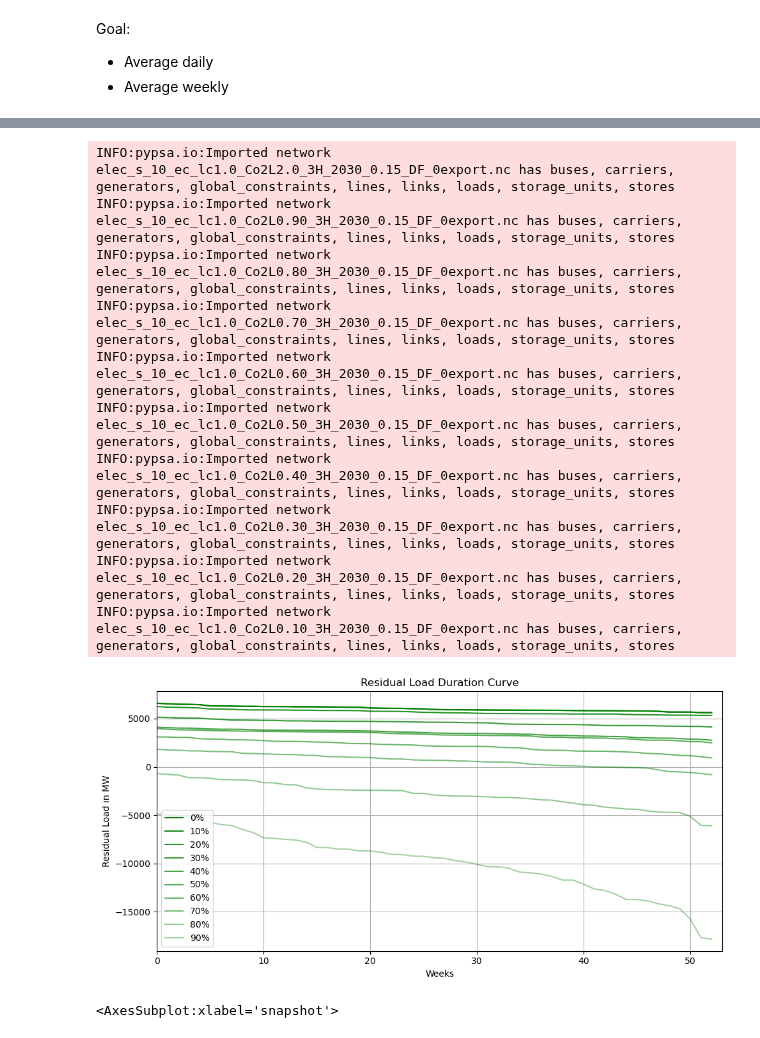
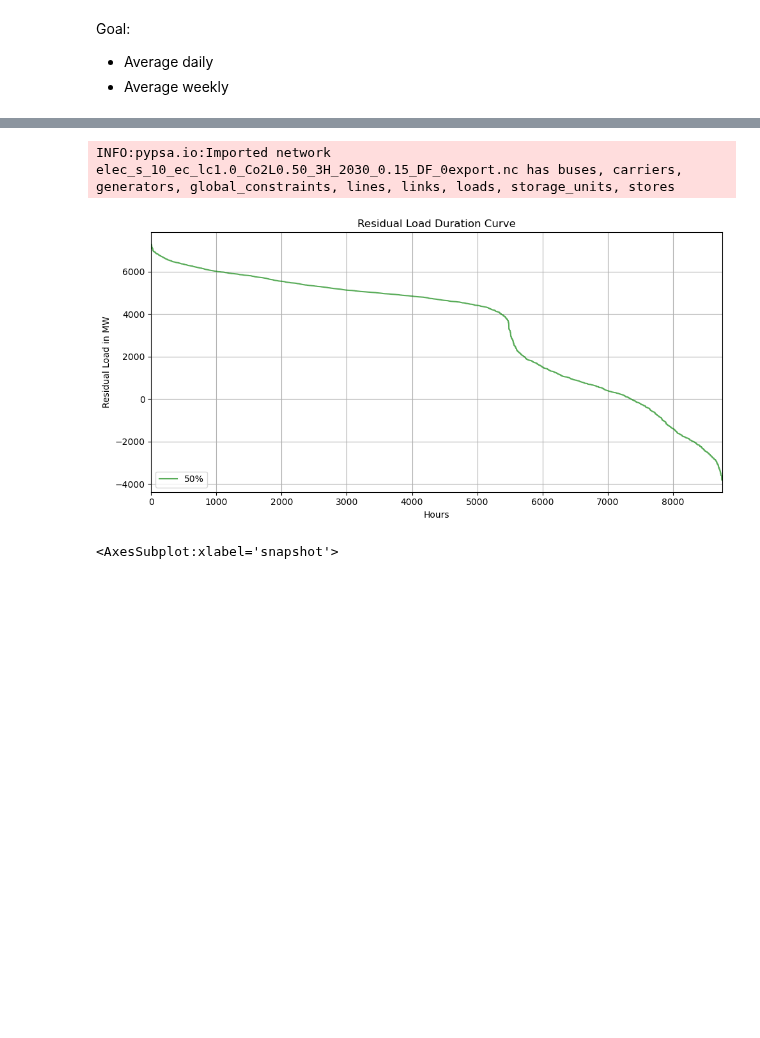
Before and after one commit to energyLS/aldehyde, a Jupyter notebook: workflow/notebooks/plot_rldc.ipynb, the cells around one changed output, grey strips where cells are left out. Cells and saved outputs as stored; diff of their text form; code cells hidden in the pictures; blank space fills up the shorter version.

Commit message:
feat: include non-sorted rlcs

```diff
--- a/workflow/notebooks/plot_rldc.ipynb
+++ b/workflow/notebooks/plot_rldc.ipynb
@@ -49,0 +82,2 @@ def calculate_rldc(n, resample, incl_curtailed):
+# %%
+rlc = calculate_rlc(n, resample="W", incl_curtailed=incl_curtailed)
@@ -49,0 +123,14 @@ def calculate_rldc(n, resample, incl_curtailed):
+# %%
+# Resample the data to hourly and calculate the mean for each hour
+average_day = rlc.resample('H').mean()
+
+# Plot the average day
+plt.figure(figsize=(10, 6))
+plt.plot(average_day.index.hour, average_day, marker='o')
+plt.xlabel('Hour of Day')
+plt.ylabel('Average Value')
+plt.title('Average Day - Diurnal Characteristics')
+plt.grid(True)
+plt.xticks(range(0, 24))
+plt.tight_layout()
+plt.show()
@@ -56,48 +198,39 @@ def reverse_mitigation(m):
 # %%
-resampling = "W"
+resampling = "H"
 incl_curtailed = True
 
 xlabel = {"H": "Hours", "D": "Days", "W": "Weeks"}
-mitigation = [2.0, 0.90, 0.80, 0.70, 0.60, 0.50, 0.40, 0.30, 0.20, 0.10]
+mitigation = [0.5] #[2.0, 0.90, 0.80, 0.70, 0.60, 0.50, 0.40, 0.30, 0.20, 0.10]
 
 fig = plt.figure(figsize=(10, 5))
 
 # Get and plot the data
 for m in mitigation:
 
     m = str(m) + "0" if m < 1 else str(m)
     path = "elec_s_10_ec_lc1.0_Co2L" + str(m) + "_3H_2030_0.15_DF_0export.nc"
     n = pypsa.Network(prefix + path)
 
-    rldc = calculate_rldc(n, resample=resampling, incl_curtailed=incl_curtailed)
-    rldc.plot(label=str(reverse_mitigation(eval(m))) + "%", color="green", alpha=1-reverse_mitigation(eval(m))*0.007)
+    rlc = calculate_rlc(n, resample=resampling, incl_curtailed=incl_curtailed, time_sorted=True)
+    rlc.plot(label=str(reverse_mitigation(eval(m))) + "%", color="green", alpha=1-reverse_mitigation(eval(m))*0.007)
+
 
 # Add a title
 plt.title("Residual Load Duration Curve")
 
 # Add axis labels
 plt.xlabel(xlabel[resampling])
 plt.ylabel("Residual Load in MW")
-plt.xlim(0, len(rldc))
+plt.xlim(0, len(rlc))
 plt.legend(loc="lower left")
 plt.grid()
-plt.savefig
 
 plt.tight_layout()
-plt.savefig(output + "rldc_" + xlabel[resampling] + "_inclCurt" + str(incl_curtailed) + ".pdf")
+plt.savefig(output + "rlc_sorted_" + xlabel[resampling] + "_inclCurt" + str(incl_curtailed) + ".pdf")
 plt.show()
 # %% [output]
-INFO:pypsa.io:Imported network elec_s_10_ec_lc1.0_Co2L2.0_3H_2030_0.15_DF_0export.nc has buses, carriers, generators, global_constraints, lines, links, loads, storage_units, stores
-INFO:pypsa.io:Imported network elec_s_10_ec_lc1.0_Co2L0.90_3H_2030_0.15_DF_0export.nc has buses, carriers, generators, global_constraints, lines, links, loads, storage_units, stores
-INFO:pypsa.io:Imported network elec_s_10_ec_lc1.0_Co2L0.80_3H_2030_0.15_DF_0export.nc has buses, carriers, generators, global_constraints, lines, links, loads, storage_units, stores
-INFO:pypsa.io:Imported network elec_s_10_ec_lc1.0_Co2L0.70_3H_2030_0.15_DF_0export.nc has buses, carriers, generators, global_constraints, lines, links, loads, storage_units, stores
-INFO:pypsa.io:Imported network elec_s_10_ec_lc1.0_Co2L0.60_3H_2030_0.15_DF_0export.nc has buses, carriers, generators, global_constraints, lines, links, loads, storage_units, stores
 INFO:pypsa.io:Imported network elec_s_10_ec_lc1.0_Co2L0.50_3H_2030_0.15_DF_0export.nc has buses, carriers, generators, global_constraints, lines, links, loads, storage_units, stores
-INFO:pypsa.io:Imported network elec_s_10_ec_lc1.0_Co2L0.40_3H_2030_0.15_DF_0export.nc has buses, carriers, generators, global_constraints, lines, links, loads, storage_units, stores
-INFO:pypsa.io:Imported network elec_s_10_ec_lc1.0_Co2L0.30_3H_2030_0.15_DF_0export.nc has buses, carriers, generators, global_constraints, lines, links, loads, storage_units, stores
-INFO:pypsa.io:Imported network elec_s_10_ec_lc1.0_Co2L0.20_3H_2030_0.15_DF_0export.nc has buses, carriers, generators, global_constraints, lines, links, loads, storage_units, stores
-INFO:pypsa.io:Imported network elec_s_10_ec_lc1.0_Co2L0.10_3H_2030_0.15_DF_0export.nc has buses, carriers, generators, global_constraints, lines, links, loads, storage_units, stores
-[figure, old version]
+[figure, new version]
 # %%
 fig = plt.figure(figsize=(30, 5))
 #n.generators_t.p[n.generators[n.generators.carrier == "onwind"].index].sum(axis=1).plot() #.sum() / 1e6 * 3
```
Also changed, not shown: parts of 9 cells of this notebook.
